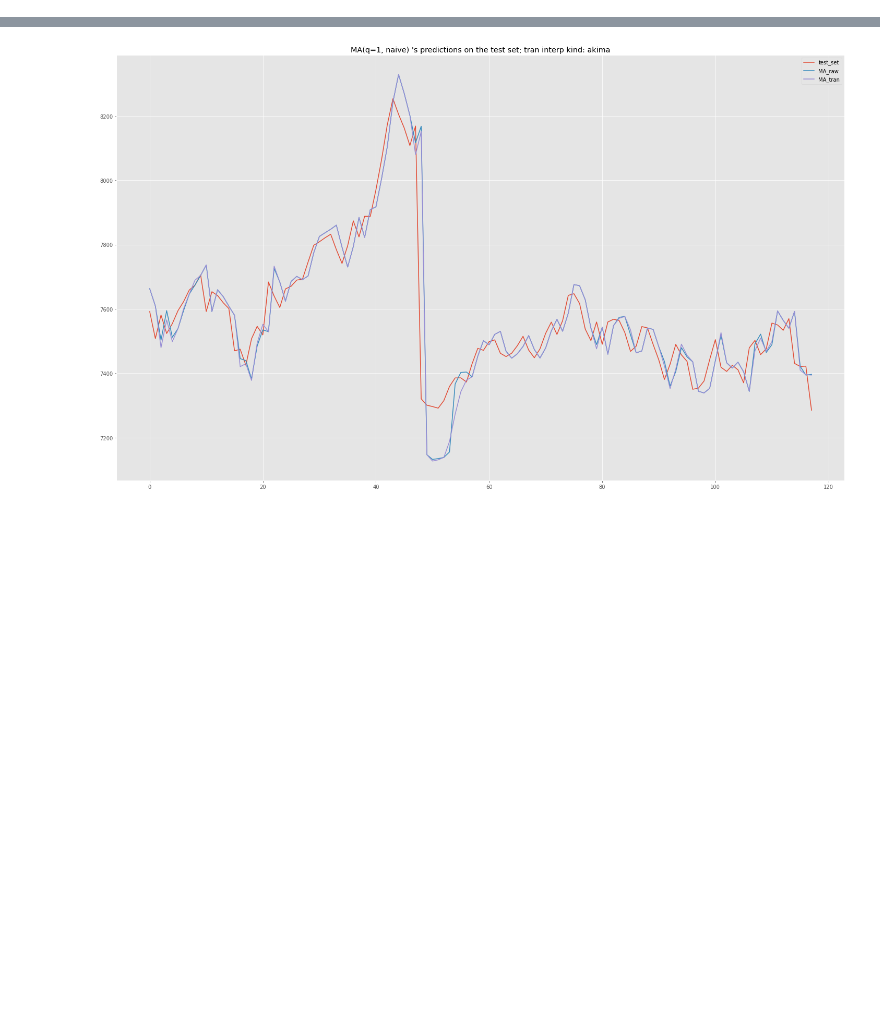
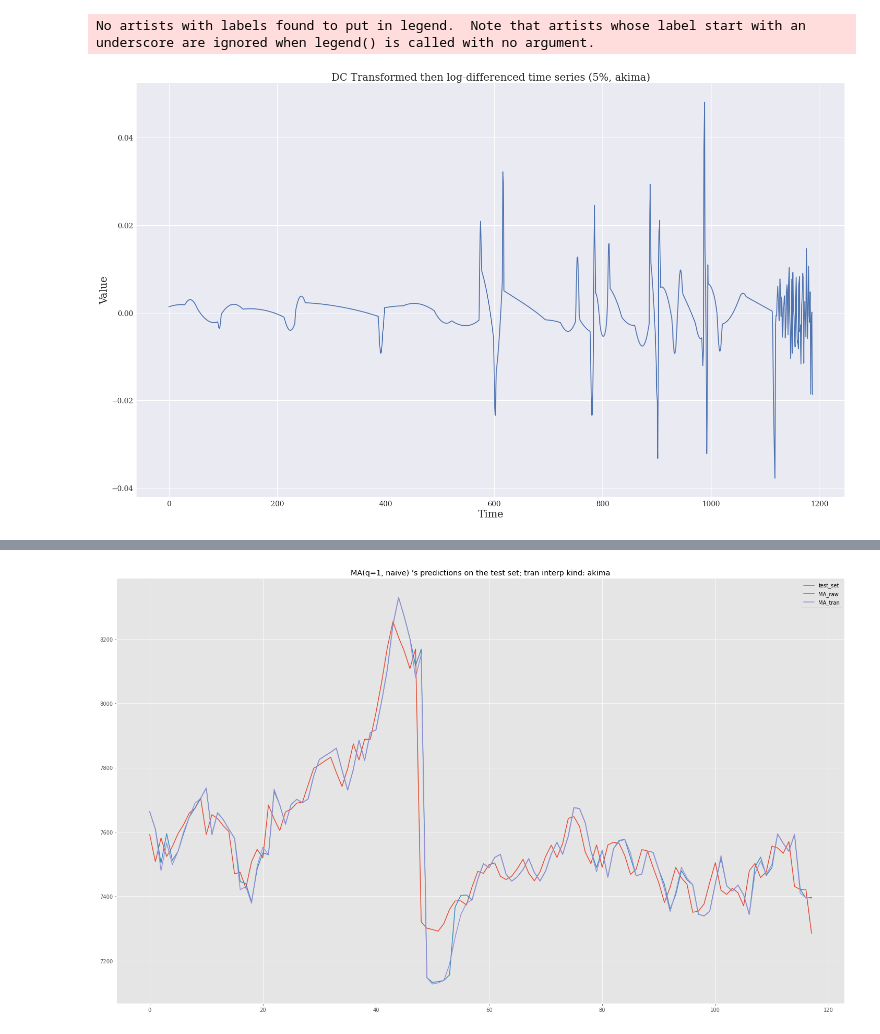
Before and after one commit to LinusLin6769/DCLaboratory01, a Jupyter notebook: playground2.ipynb, the cells around one changed output, grey strips where cells are left out. Saved outputs shown, nothing was run; the diff lists cells and outputs as text; code cells hidden in the pictures; blank space fills up the shorter version.

```diff
--- a/playground2.ipynb
+++ b/playground2.ipynb
@@ -10,3 +11,8 @@ plt.style.use('ggplot')
+# %%
+font = {'family': 'serif',
+        'weight': 'normal',
+        'size': 20,
+}
 # %%
 with open('m4_daily_finance_2.json') as file:
     datasets = json.load(file)
@@ -22,0 +40,13 @@ with open('config.json') as file:
+# %%
+plt.figure(figsize=(25, 15))
+plt.plot(tra)
+plt.title(f'DC Transformed then log-differenced time series (5%, akima)', fontdict=font)
+plt.legend(prop={'size': 14, 'family': 'serif'})
+plt.xticks(fontsize=14, fontname='serif')
+plt.yticks(fontsize=14, fontname='serif')
+plt.xlabel('Time', fontdict=font)
+plt.ylabel('Value', fontdict=font)
+plt.show()
+# %% [output]
+No artists with labels found to put in legend.  Note that artists whose label start with an underscore are ignored when legend() is called with no argument.
+[figure, added]
```
Also changed, not shown: parts of 7 cells of this notebook, 2 other files.
